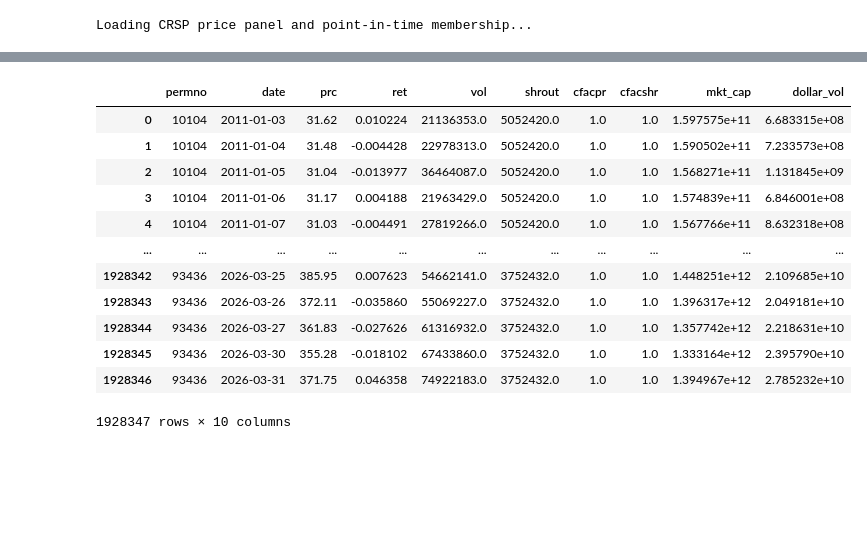
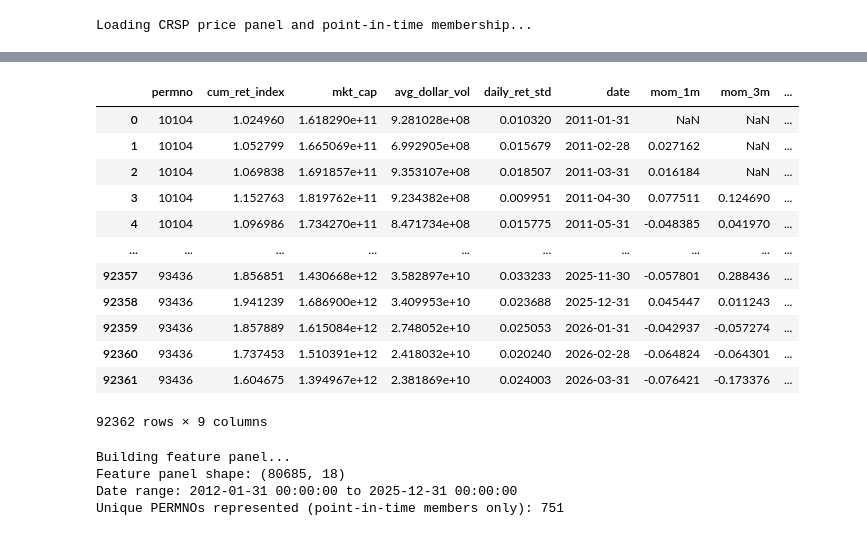
Before and after one commit to wonjunjo123/cross-sectional-factor-model, a Jupyter notebook: src/main.ipynb, the cells around one changed output, grey strips where cells are left out. Saved outputs shown, nothing was run; the diff lists cells and outputs as text; code cells hidden in the pictures; blank space fills up the shorter version.

```diff
--- a/src/main.ipynb
+++ b/src/main.ipynb
@@ -34,3 +40,6 @@ daily_panel = pd.read_parquet(DATA_DIR / "prices_wrds.parquet")
 membership = pd.read_parquet(DATA_DIR / "sp500_membership.parquet")
 # %% [output]
 Loading CRSP price panel and point-in-time membership...
+# %%
+monthly = resample_to_monthly(daily_panel)
+monthly
@@ -37,20 +60,20 @@ Loading CRSP price panel and point-in-time membership...
 # %%
-daily_panel
-membership
+monthly = add_momentum_features(monthly)
+monthly
 # %% [output]
-|  | permno | date | prc | ret | vol | shrout | cfacpr | cfacshr | mkt_cap | dollar_vol |
-| 0 | 10104 | 2011-01-03 | 31.62 | 0.010224 | 21136353.0 | 5052420.0 | 1.0 | 1.0 | 1.597575e+11 | 6.683315e+08 |
-| 1 | 10104 | 2011-01-04 | 31.48 | -0.004428 | 22978313.0 | 5052420.0 | 1.0 | 1.0 | 1.590502e+11 | 7.233573e+08 |
-| 2 | 10104 | 2011-01-05 | 31.04 | -0.013977 | 36464087.0 | 5052420.0 | 1.0 | 1.0 | 1.568271e+11 | 1.131845e+09 |
-| 3 | 10104 | 2011-01-06 | 31.17 | 0.004188 | 21963429.0 | 5052420.0 | 1.0 | 1.0 | 1.574839e+11 | 6.846001e+08 |
-| 4 | 10104 | 2011-01-07 | 31.03 | -0.004491 | 27819266.0 | 5052420.0 | 1.0 | 1.0 | 1.567766e+11 | 8.632318e+08 |
-| ... | ... | ... | ... | ... | ... | ... | ... | ... | ... | ... |
-| 1928342 | 93436 | 2026-03-25 | 385.95 | 0.007623 | 54662141.0 | 3752432.0 | 1.0 | 1.0 | 1.448251e+12 | 2.109685e+10 |
-| 1928343 | 93436 | 2026-03-26 | 372.11 | -0.035860 | 55069227.0 | 3752432.0 | 1.0 | 1.0 | 1.396317e+12 | 2.049181e+10 |
-| 1928344 | 93436 | 2026-03-27 | 361.83 | -0.027626 | 61316932.0 | 3752432.0 | 1.0 | 1.0 | 1.357742e+12 | 2.218631e+10 |
-| 1928345 | 93436 | 2026-03-30 | 355.28 | -0.018102 | 67433860.0 | 3752432.0 | 1.0 | 1.0 | 1.333164e+12 | 2.395790e+10 |
-| 1928346 | 93436 | 2026-03-31 | 371.75 | 0.046358 | 74922183.0 | 3752432.0 | 1.0 | 1.0 | 1.394967e+12 | 2.785232e+10 |
+|  | permno | cum_ret_index | mkt_cap | avg_dollar_vol | daily_ret_std | date | mom_1m | mom_3m | ... |
+| 0 | 10104 | 1.024960 | 1.618290e+11 | 9.281028e+08 | 0.010320 | 2011-01-31 | NaN | NaN | ... |
+| 1 | 10104 | 1.052799 | 1.665069e+11 | 6.992905e+08 | 0.015679 | 2011-02-28 | 0.027162 | NaN | ... |
+| 2 | 10104 | 1.069838 | 1.691857e+11 | 9.353107e+08 | 0.018507 | 2011-03-31 | 0.016184 | NaN | ... |
+| 3 | 10104 | 1.152763 | 1.819762e+11 | 9.234382e+08 | 0.009951 | 2011-04-30 | 0.077511 | 0.124690 | ... |
+| 4 | 10104 | 1.096986 | 1.734270e+11 | 8.471734e+08 | 0.015775 | 2011-05-31 | -0.048385 | 0.041970 | ... |
+| ... | ... | ... | ... | ... | ... | ... | ... | ... | ... |
+| 92357 | 93436 | 1.856851 | 1.430668e+12 | 3.582897e+10 | 0.033233 | 2025-11-30 | -0.057801 | 0.288436 | ... |
+| 92358 | 93436 | 1.941239 | 1.686900e+12 | 3.409953e+10 | 0.023688 | 2025-12-31 | 0.045447 | 0.011243 | ... |
+| 92359 | 93436 | 1.857889 | 1.615084e+12 | 2.748052e+10 | 0.025053 | 2026-01-31 | -0.042937 | -0.057274 | ... |
+| 92360 | 93436 | 1.737453 | 1.510391e+12 | 2.418032e+10 | 0.020240 | 2026-02-28 | -0.064824 | -0.064301 | ... |
+| 92361 | 93436 | 1.604675 | 1.394967e+12 | 2.381869e+10 | 0.024003 | 2026-03-31 | -0.076421 | -0.173376 | ... |
-1928347 rows × 10 columns
+92362 rows × 9 columns
 # %%
 
 print("Building feature panel...")
@@ -64,25 +87,8 @@ print(
 
 OUTPUT_DIR.mkdir(exist_ok=True)
 feature_panel.to_parquet(OUTPUT_DIR / "feature_panel.parquet", index=False)
-
-predictions_by_model = {}
-
-for model_type in ["linear", "gbm"]:
-    print(f"\nRunning walk-forward for model: {model_type}")
-    preds = run_walk_forward(
-        feature_panel, model_type=model_type,
-        horizon=HORIZON, test_months=1, step_months=HORIZON,
-    )
-    predictions_by_model[model_type] = preds
-
-    print(f"-- {model_type} IC summary --")
-    summarize_ic(preds)
-
-    preds.to_parquet(OUTPUT_DIR / f"predictions_{model_type}.parquet", index=False)
-
-print("\n--- Model comparison ---")
-comparison = compare_models(predictions_by_model, freq=12 // HORIZON)
-print(comparison)
-comparison.to_csv(OUTPUT_DIR / "model_comparison.csv")
-plot_model_comparison(OUTPUT_DIR / "model_comparison.csv", OUTPUT_DIR / "model_comparison.png")
-'''
+# %% [output]
+Building feature panel...
+Feature panel shape: (80685, 18)
+Date range: 2012-01-31 00:00:00 to 2025-12-31 00:00:00
+Unique PERMNOs represented (point-in-time members only): 751
```
Also changed, not shown: parts of 6 cells of this notebook.
